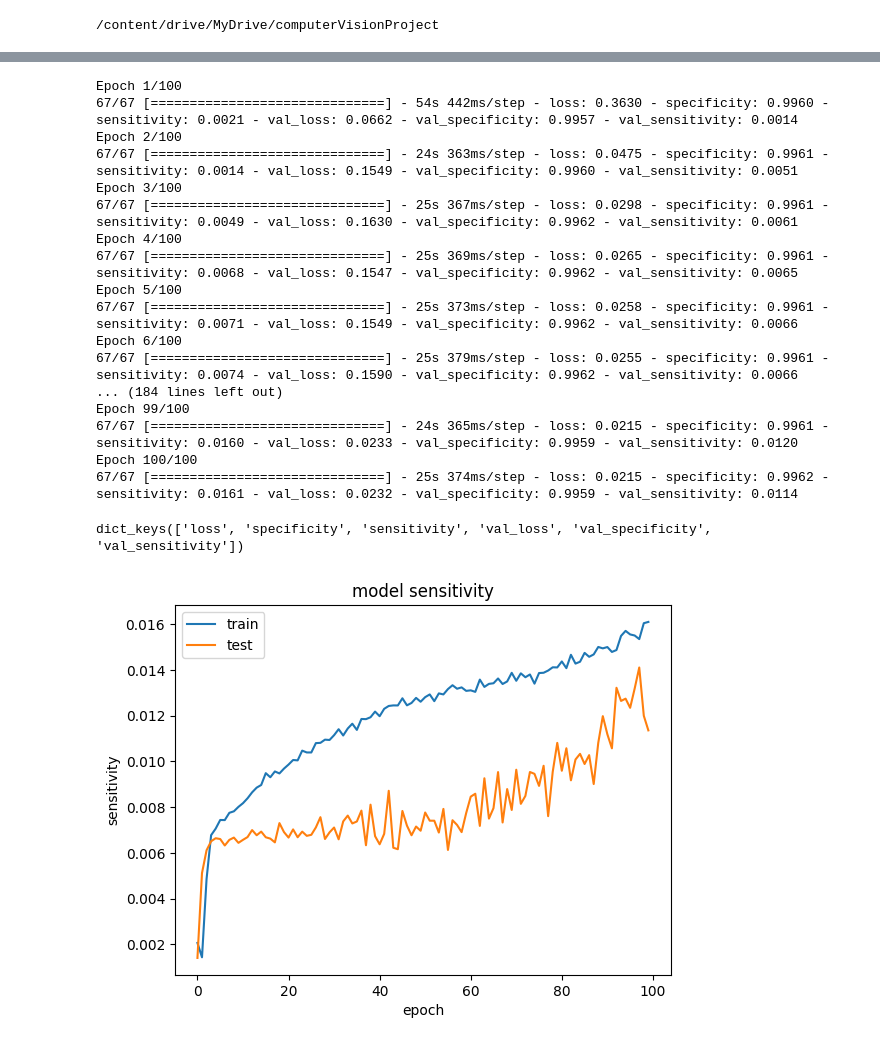
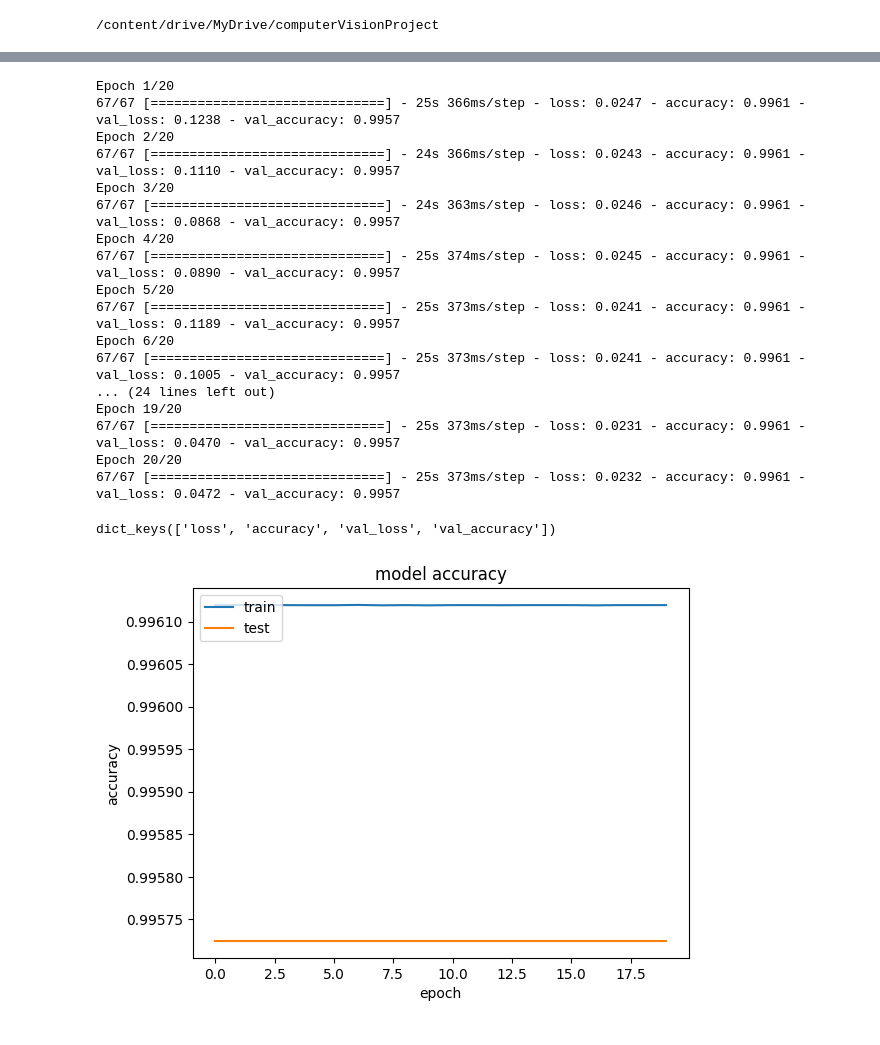
Before and after one commit to psyreddy/microaneurysms-detection, a Jupyter notebook: model.ipynb, the cells around one changed output, grey strips where cells are left out. Saved outputs shown, nothing was run; the diff lists cells and outputs as text; code cells hidden in the pictures.

Commit message:
updated metrics

```diff
--- a/model.ipynb
+++ b/model.ipynb
@@ -229,27 +162,27 @@ def focal_tversky(y_true,y_pred):
 # %%
 opt = tf.keras.optimizers.Adam(learning_rate=0.0001,beta_1=0.9,beta_2=0.999)
 # %%
-model.compile(optimizer=opt,loss='binary_crossentropy',metrics=[specificity, sensitivity])
+model.compile(optimizer=opt,loss='binary_crossentropy',metrics=['accuracy'])
 # %%
 x_train, x_test, y_train, y_test = train_test_split(x, y, test_size = 0.1, random_state = 42,shuffle=True)
 # %%
-history = model.fit(x=x_train,y=y_train,epochs=100,validation_data=(x_test,y_test))
+history = model.fit(x=x_train,y=y_train,epochs=20,validation_data=(x_test,y_test))
 # %% [output]
-Epoch 1/100
-67/67 [==============================] - 54s 442ms/step - loss: 0.3630 - specificity: 0.9960 - sensitivity: 0.0021 - val_loss: 0.0662 - val_specificity: 0.9957 - val_sensitivity: 0.0014
-Epoch 2/100
-67/67 [==============================] - 24s 363ms/step - loss: 0.0475 - specificity: 0.9961 - sensitivity: 0.0014 - val_loss: 0.1549 - val_specificity: 0.9960 - val_sensitivity: 0.0051
-Epoch 3/100
-67/67 [==============================] - 25s 367ms/step - loss: 0.0298 - specificity: 0.9961 - sensitivity: 0.0049 - val_loss: 0.1630 - val_specificity: 0.9962 - val_sensitivity: 0.0061
-Epoch 4/100
-67/67 [==============================] - 25s 369ms/step - loss: 0.0265 - specificity: 0.9961 - sensitivity: 0.0068 - val_loss: 0.1547 - val_specificity: 0.9962 - val_sensitivity: 0.0065
-Epoch 5/100
-67/67 [==============================] - 25s 373ms/step - loss: 0.0258 - specificity: 0.9961 - sensitivity: 0.0071 - val_loss: 0.1549 - val_specificity: 0.9962 - val_sensitivity: 0.0066
-Epoch 6/100
-67/67 [==============================] - 25s 379ms/step - loss: 0.0255 - specificity: 0.9961 - sensitivity: 0.0074 - val_loss: 0.1590 - val_specificity: 0.9962 - val_sensitivity: 0.0066
-... (184 lines left out)
-Epoch 99/100
-67/67 [==============================] - 24s 365ms/step - loss: 0.0215 - specificity: 0.9961 - sensitivity: 0.0160 - val_loss: 0.0233 - val_specificity: 0.9959 - val_sensitivity: 0.0120
-Epoch 100/100
-67/67 [==============================] - 25s 374ms/step - loss: 0.0215 - specificity: 0.9962 - sensitivity: 0.0161 - val_loss: 0.0232 - val_specificity: 0.9959 - val_sensitivity: 0.0114
+Epoch 1/20
+67/67 [==============================] - 25s 366ms/step - loss: 0.0247 - accuracy: 0.9961 - val_loss: 0.1238 - val_accuracy: 0.9957
+Epoch 2/20
+67/67 [==============================] - 24s 366ms/step - loss: 0.0243 - accuracy: 0.9961 - val_loss: 0.1110 - val_accuracy: 0.9957
+Epoch 3/20
+67/67 [==============================] - 24s 363ms/step - loss: 0.0246 - accuracy: 0.9961 - val_loss: 0.0868 - val_accuracy: 0.9957
+Epoch 4/20
+67/67 [==============================] - 25s 374ms/step - loss: 0.0245 - accuracy: 0.9961 - val_loss: 0.0890 - val_accuracy: 0.9957
+Epoch 5/20
+67/67 [==============================] - 25s 373ms/step - loss: 0.0241 - accuracy: 0.9961 - val_loss: 0.1189 - val_accuracy: 0.9957
+Epoch 6/20
+67/67 [==============================] - 25s 373ms/step - loss: 0.0241 - accuracy: 0.9961 - val_loss: 0.1005 - val_accuracy: 0.9957
+... (24 lines left out)
+Epoch 19/20
+67/67 [==============================] - 25s 373ms/step - loss: 0.0231 - accuracy: 0.9961 - val_loss: 0.0470 - val_accuracy: 0.9957
+Epoch 20/20
+67/67 [==============================] - 25s 373ms/step - loss: 0.0232 - accuracy: 0.9961 - val_loss: 0.0472 - val_accuracy: 0.9957
 # %%
@@ -258,17 +190,17 @@ model.save('attention_Sub_UNet_binary_cross_entropy_ttt_400_epoch.keras')
 # %%
 print(history.history.keys())
 # %% [output]
-dict_keys(['loss', 'specificity', 'sensitivity', 'val_loss', 'val_specificity', 'val_sensitivity'])
+dict_keys(['loss', 'accuracy', 'val_loss', 'val_accuracy'])
 # %%
-pyplot.plot(history.history['sensitivity'])
-pyplot.plot(history.history['val_sensitivity'])
-pyplot.title('model sensitivity')
-pyplot.ylabel('sensitivity')
+pyplot.plot(history.history['accuracy'])
+pyplot.plot(history.history['val_accuracy'])
+pyplot.title('model accuracy')
+pyplot.ylabel('accuracy')
 pyplot.xlabel('epoch')
 pyplot.legend(['train', 'test'], loc='upper left')
 pyplot.show()
 # %% [output]
-[figure, old version]
+[figure, new version]
 # %%
 pyplot.plot(history.history['loss'])
 pyplot.plot(history.history['val_loss'])
```
Also changed, not shown: parts of 8 cells of this notebook.
